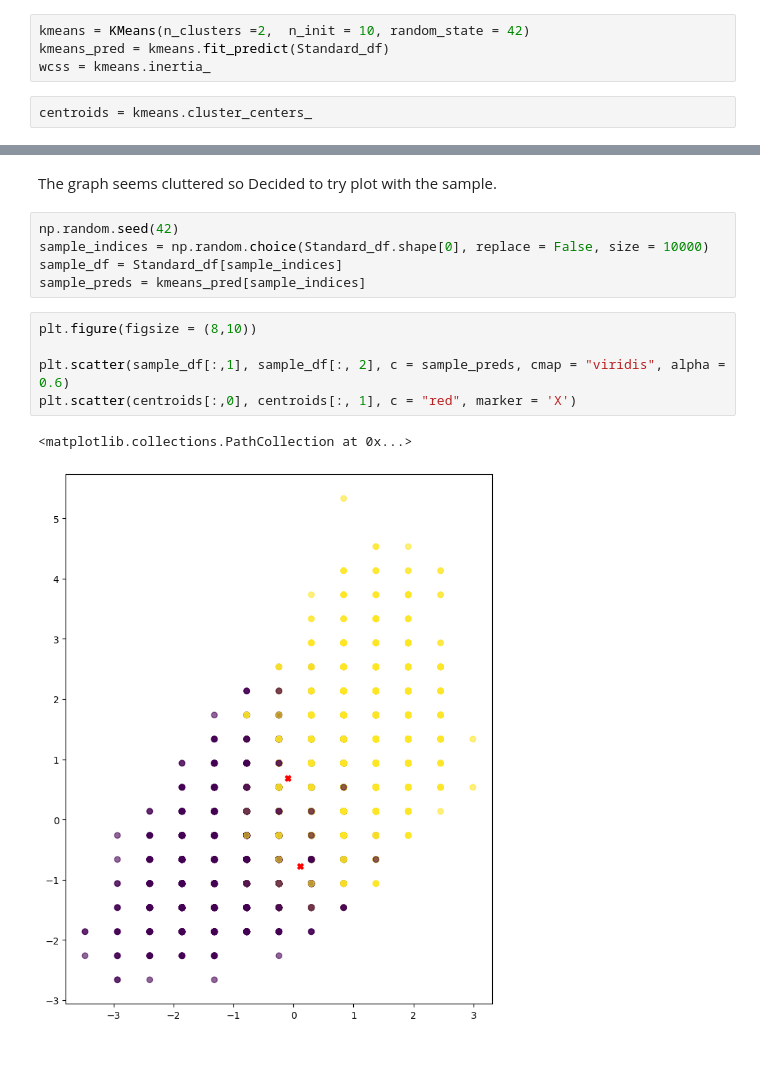
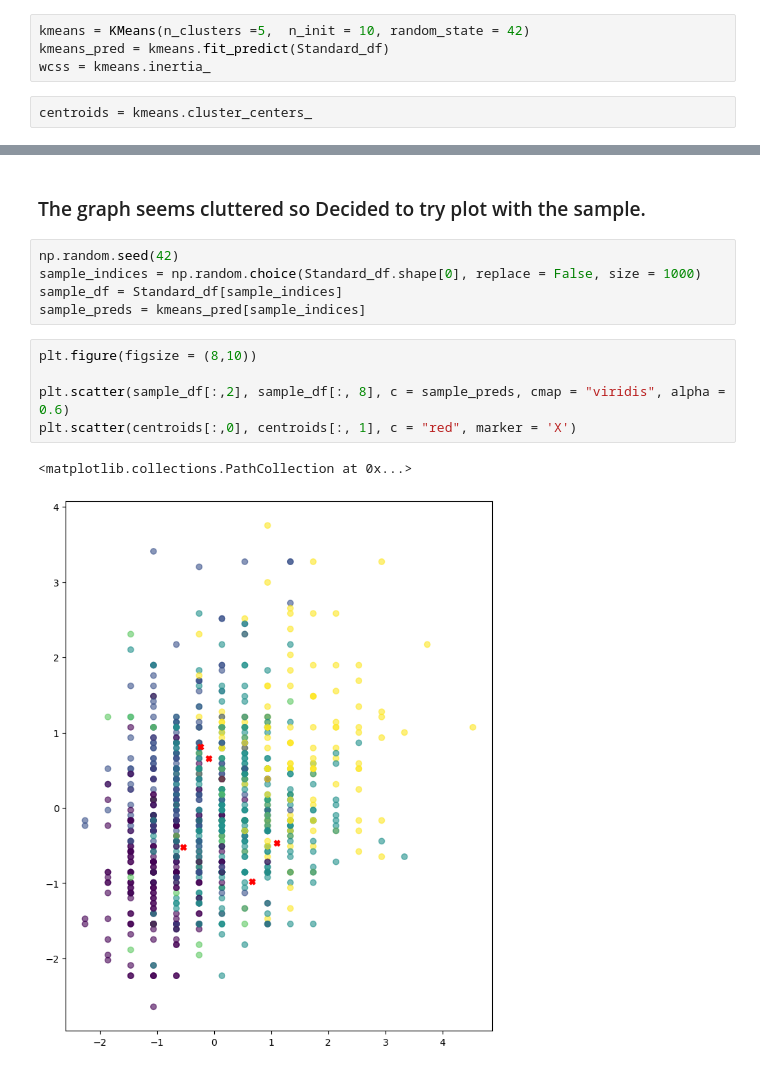
Before and after one commit to Harshan-Kurapati/Smoking-Drinking, a Jupyter notebook: Smoking.ipynb, the cells around one changed output, grey strips where cells are left out. Drawn from its saved outputs; the diff is of its cells as text.

```diff
--- a/Smoking.ipynb
+++ b/Smoking.ipynb
@@ -103,7 +103,7 @@ array([[-0.88951382,  0.83587354,  0.93620986, ..., -0.74296486,
 # %% [markdown]
 ## Rough Model
 # %%
-kmeans = KMeans(n_clusters =2,  n_init = 10, random_state = 42)
+kmeans = KMeans(n_clusters =5,  n_init = 10, random_state = 42)
 kmeans_pred = kmeans.fit_predict(Standard_df)
 wcss = kmeans.inertia_
 # %%
@@ -119,15 +119,15 @@ plt.scatter(centroids[:,0], centroids[:, 1], c = "red", marker = 'X')
 # %% [markdown]
-The graph seems cluttered so Decided to try plot with the sample.
+### The graph seems cluttered so Decided to try plot with the sample.
 # %%
 np.random.seed(42)
-sample_indices = np.random.choice(Standard_df.shape[0], replace = False, size = 10000)
+sample_indices = np.random.choice(Standard_df.shape[0], replace = False, size = 1000)
 sample_df = Standard_df[sample_indices]
 sample_preds = kmeans_pred[sample_indices]
 # %%
 plt.figure(figsize = (8,10))
 
-plt.scatter(sample_df[:,1], sample_df[:, 2], c = sample_preds, cmap = "viridis", alpha = 0.6)
+plt.scatter(sample_df[:,2], sample_df[:, 8], c = sample_preds, cmap = "viridis", alpha = 0.6)
 plt.scatter(centroids[:,0], centroids[:, 1], c = "red", marker = 'X')
 # %% [output]
 <matplotlib.collections.PathCollection at 0x...>
-[figure, old version]
+[figure, new version]
```
Also changed, not shown: parts of 3 cells of this notebook.
